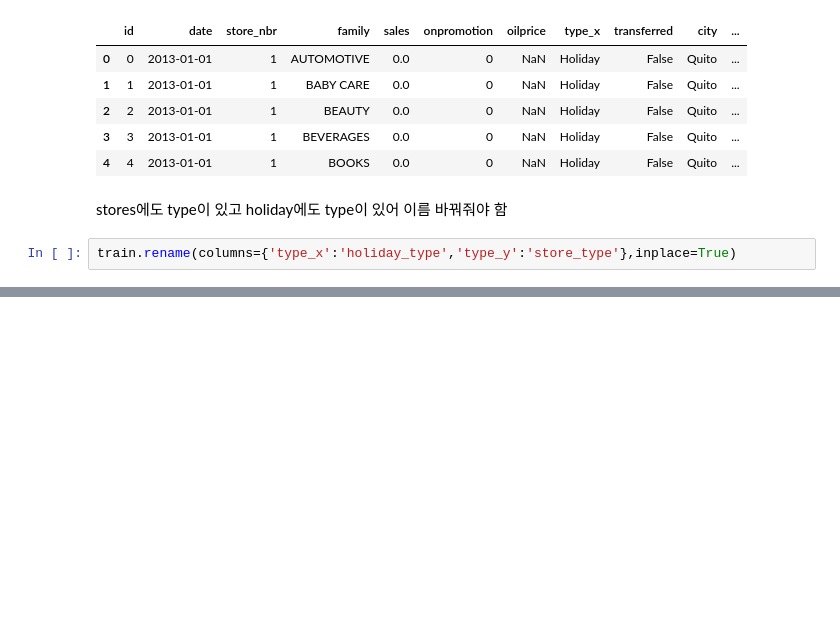
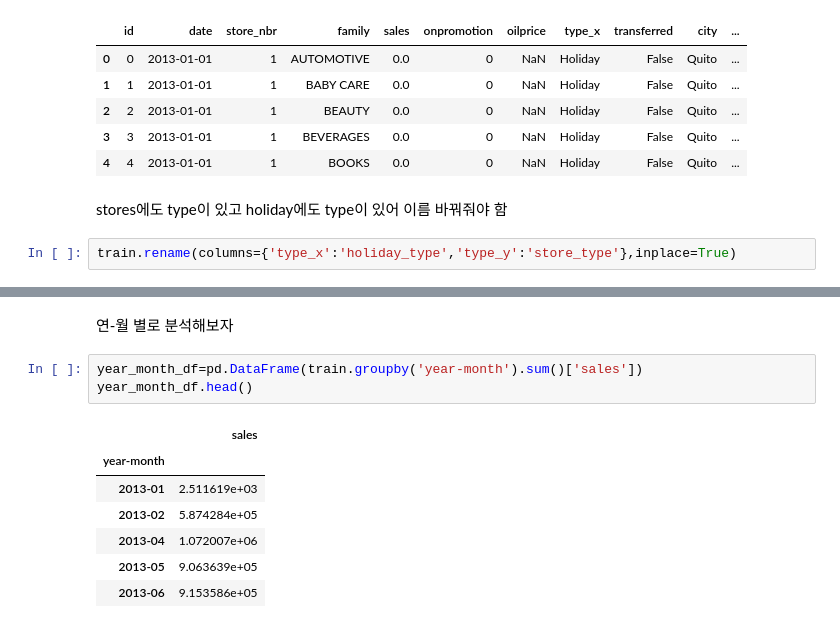
Before and after one commit to dhcryan/kaggle_challenge_, a Jupyter notebook: week2/donghun.ipynb, the cells around one changed output, grey strips where cells are left out. Drawn from its saved outputs; the diff is of its cells as text; blank space fills up the shorter version.

```diff
--- a/week2/donghun.ipynb
+++ b/week2/donghun.ipynb
@@ -246,0 +273,13 @@ train
+# %% [markdown]
+연-월 별로 분석해보자
+# %%
+year_month_df=pd.DataFrame(train.groupby('year-month').sum()['sales'])
+year_month_df.head()
+# %% [output]
+|  | sales |
+| year-month |  |
+| 2013-01 | 2.511619e+03 |
+| 2013-02 | 5.874284e+05 |
+| 2013-04 | 1.072007e+06 |
+| 2013-05 | 9.063639e+05 |
+| 2013-06 | 9.153586e+05 |
```
Also changed, not shown: parts of 13 cells of this notebook.
